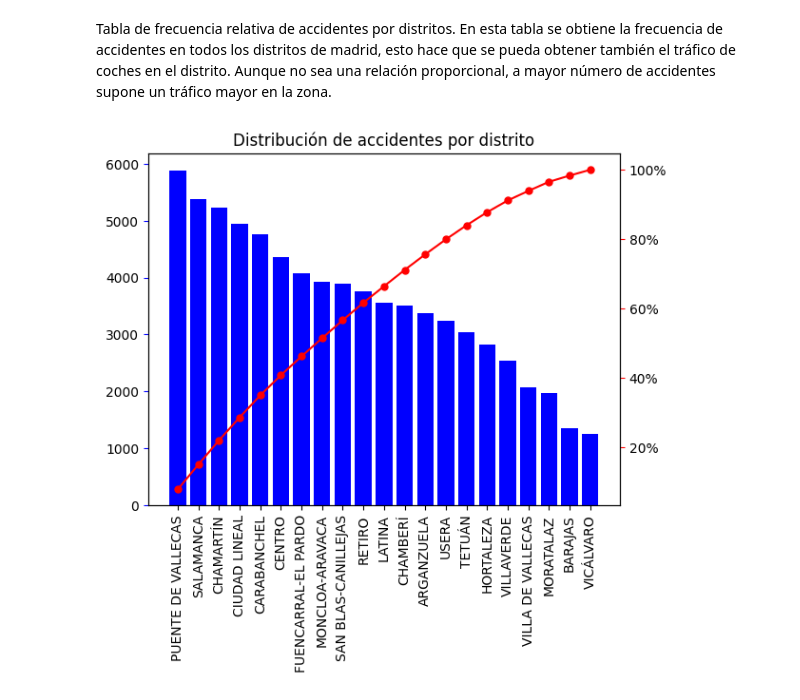
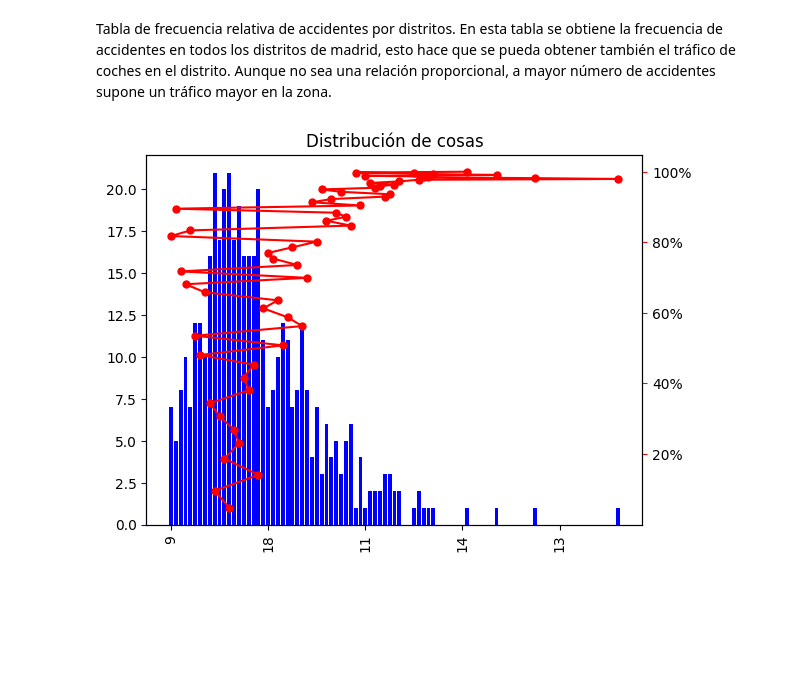
Before and after one commit to paula-gomezlucas/POD, a Jupyter notebook: CuadernoV1.ipynb, the cells around one changed output. Cells and saved outputs as stored; diff of their text form; code cells hidden in the pictures; blank space fills up the shorter version.

```diff
--- a/CuadernoV1.ipynb
+++ b/CuadernoV1.ipynb
@@ -121,6 +121,25 @@ class CSVDataLoader:
             A dictionary containing the cleaned CSV data, where the keys are the file names and the values are the corresponding dataframes.
         """
         return self.data
+
+    def create_graph(df, colummn, name):
+        frec = df[str(colummn)].value_counts()
+        aux_df = pd.DataFrame(frec)
+        aux_df.columns = ["Frecuencia absoluta"]
+        aux_df["Frecuencia relativa"] = 100*aux_df["Frecuencia absoluta"] / len(df)
+        frec_rel_cumsum = aux_df["Frecuencia relativa"].cumsum()
+        aux_df["Frecuencia relativa acumulada"] = frec_rel_cumsum
+        fig = plt.figure()
+        ax = fig.add_subplot(1,1,1)
+        ax.set_title('Distribución de '+ str(name))
+        ax.bar(aux_df.index, aux_df['Frecuencia absoluta'], color='blue')
+        ax2 = ax.twinx()
+        ax2.plot(aux_df.index, aux_df['Frecuencia relativa acumulada'], color='red', marker='o', ms = 5)
+        ax2.yaxis.set_major_formatter(PercentFormatter())
+        ax.tick_params(axis='y', color = 'blue')
+        ax2.tick_params(axis='y', color = 'red')
+        ax.set_xticklabels(aux_df.index, rotation=90)
+        plt.show()
 # %% [markdown]
 Una vez está definida la clase con sus métodos, procedemos a declarar las variables que nos permiten trabajar con ello
 # %%
@@ -368,4 +387,4 @@ data_loader.data['DireccionesEvolucionHistorica_20231004.csv']['FECHA_DE_BAJA']
 # %% [markdown]
 Para Tipo de número de policía, rellenaremos con el dato más habitual: PORTAL
 # %%
-data_loader.data['DireccionesEvolucionHistorica_20231004.csv']['TIPO_NDP'] = data_loader.data['DireccionesEvolucionHistorica_20231004.csv']['TIPO_NDP'].fillna(data_loader.data['DireccionesEvolucionHistorica_20231004.csv']['TIPO_NDP'].mean())
+data_loader.data['DireccionesEvolucionHistorica_20231004.csv']['TIPO_NDP'] = data_loader.data['DireccionesEvolucionHistorica_20231004.csv']['TIPO_NDP'].fillna(data_loader.data['DireccionesEvolucionHistorica_20231004.csv']['TIPO_NDP'].mode())
@@ -483,24 +464,6 @@ None
 
 Tabla de frecuencia relativa de accidentes por distritos. En esta tabla se obtiene la frecuencia de accidentes en todos los distritos de madrid, esto hace que se pueda obtener también el tráfico de coches en el distrito. Aunque no sea una relación proporcional, a mayor número de accidentes supone un tráfico mayor en la zona.
 # %%
-accidentes = data_loader.data['datasets/accidentalidad']
-frecuencia = accidentes['DISTRITO'].value_counts()
-accidentes_df = pd.DataFrame(frecuencia)
-accidentes_df.columns = ['Frecuencia absoluta']
-accidentes_df['Frecuencia relativa'] = 100*accidentes_df['Frecuencia absoluta'] / len(accidentes)
-frecuencia_rel_acumulada = accidentes_df['Frecuencia relativa'].cumsum()
-accidentes_df['Frecuencia relativa acumulada'] = frecuencia_rel_acumulada
-#por problemas de longitud de bytes, faltan decimales en la suma y no da el 100% exacto
-fig = plt.figure()
-ax = fig.add_subplot(1,1,1)
-ax.set_title('Distribución de accidentes por distrito')
-ax.bar(accidentes_df.index, accidentes_df['Frecuencia absoluta'], color='blue')
-ax2 = ax.twinx()
-ax2.plot(accidentes_df.index, accidentes_df['Frecuencia relativa acumulada'], color='red', marker='o', ms = 5)
-ax2.yaxis.set_major_formatter(PercentFormatter())
-ax.tick_params(axis='y', color = 'blue')
-ax2.tick_params(axis='y', color = 'red')
-ax.set_xticklabels(accidentes_df.index, rotation=90)
-plt.show()
+CSVDataLoader.create_graph(data_loader.data['datasets/actuacionesBomberos'], "FUEGOS", "cosas")
 # %% [output]
-[figure, old version]
+[figure, new version]
```
Also changed, not shown: parts of 3 cells of this notebook.
